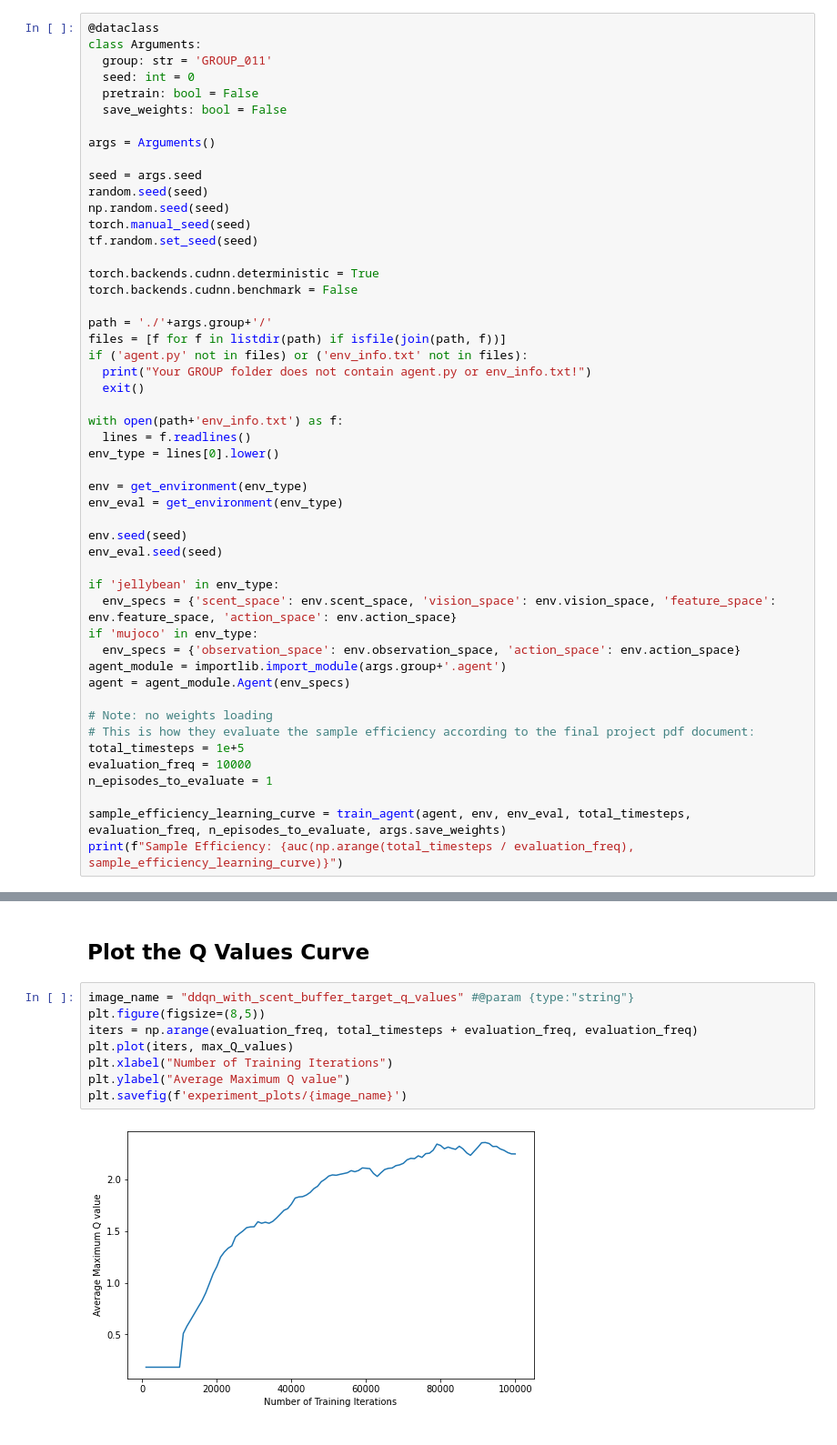
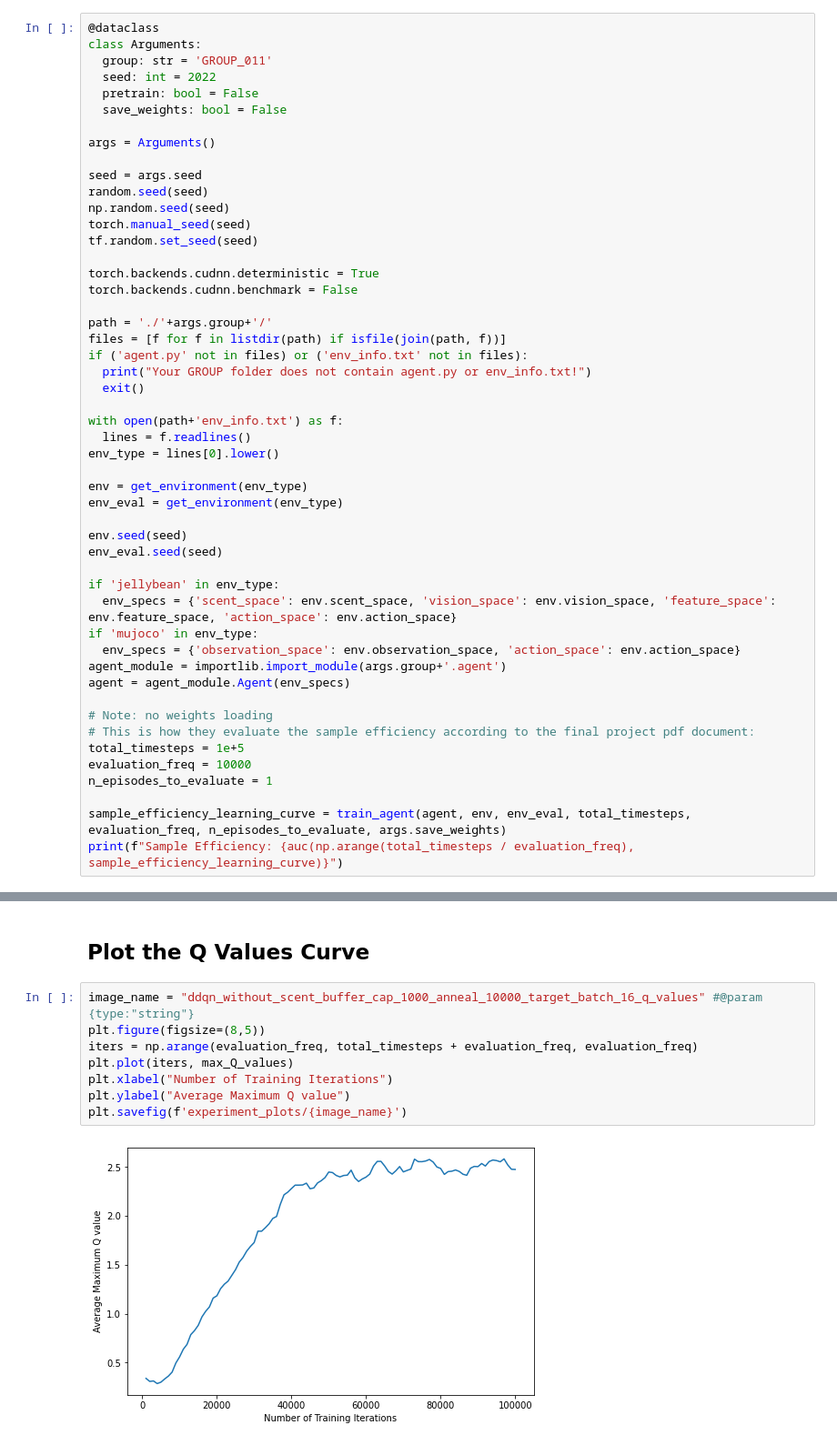
Before and after one commit to CristianManta/JBW-episodic, a Jupyter notebook: main.ipynb, the cells around one changed output, grey strips where cells are left out. Shown at 91% size. Drawn from its saved outputs; the diff is of its cells as text.

```diff
--- a/main.ipynb
+++ b/main.ipynb
@@ -211,7 +218,7 @@ ValueError: ignored
 @dataclass
 class Arguments:
   group: str = 'GROUP_011'
-  seed: int = 0
+  seed: int = 2022
   pretrain: bool = False
   save_weights: bool = False
 
@@ -433,12 +473,12 @@ Done
 # %% [markdown]
 ## Plot the Q Values Curve
 # %%
-image_name = "ddqn_with_scent_buffer_target_q_values" #@param {type:"string"}
+image_name = "ddqn_without_scent_buffer_cap_1000_anneal_10000_target_batch_16_q_values" #@param {type:"string"}
 plt.figure(figsize=(8,5))
 iters = np.arange(evaluation_freq, total_timesteps + evaluation_freq, evaluation_freq)
 plt.plot(iters, max_Q_values)
 plt.xlabel("Number of Training Iterations")
 plt.ylabel("Average Maximum Q value")
 plt.savefig(f'experiment_plots/{image_name}')
 # %% [output]
-[figure, old version]
+[figure, new version]
```
Also changed, not shown: parts of 14 cells of this notebook.
